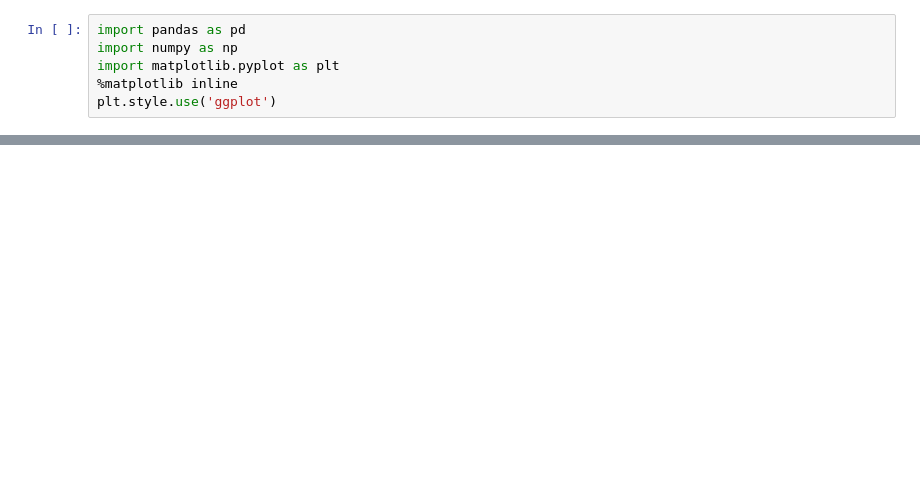
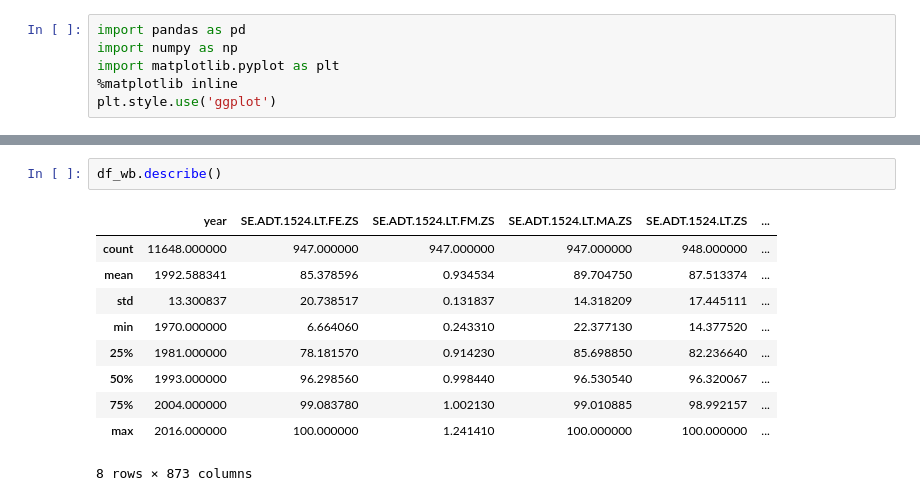
Before and after one commit to assitanDiarra/ENSAE_Python, a Jupyter notebook: traitement base de données.ipynb, the cells around one changed output, grey strips where cells are left out. Saved outputs shown, nothing was run; the diff lists cells and outputs as text; blank space fills up the shorter version.

```diff
--- a/traitement base de données.ipynb
+++ b/traitement base de données.ipynb
@@ -260,0 +48,13 @@ with tempfile.NamedTemporaryFile() as temp:
+# %%
+df_wb.describe()
+# %% [output]
+|  | year | SE.ADT.1524.LT.FE.ZS | SE.ADT.1524.LT.FM.ZS | SE.ADT.1524.LT.MA.ZS | SE.ADT.1524.LT.ZS | ... |
+| count | 11648.000000 | 947.000000 | 947.000000 | 947.000000 | 948.000000 | ... |
+| mean | 1992.588341 | 85.378596 | 0.934534 | 89.704750 | 87.513374 | ... |
+| std | 13.300837 | 20.738517 | 0.131837 | 14.318209 | 17.445111 | ... |
+| min | 1970.000000 | 6.664060 | 0.243310 | 22.377130 | 14.377520 | ... |
+| 25% | 1981.000000 | 78.181570 | 0.914230 | 85.698850 | 82.236640 | ... |
+| 50% | 1993.000000 | 96.298560 | 0.998440 | 96.530540 | 96.320067 | ... |
+| 75% | 2004.000000 | 99.083780 | 1.002130 | 99.010885 | 98.992157 | ... |
+| max | 2016.000000 | 100.000000 | 1.241410 | 100.000000 | 100.000000 | ... |
+8 rows × 873 columns
```
Also changed, not shown: parts of 76 cells of this notebook.
